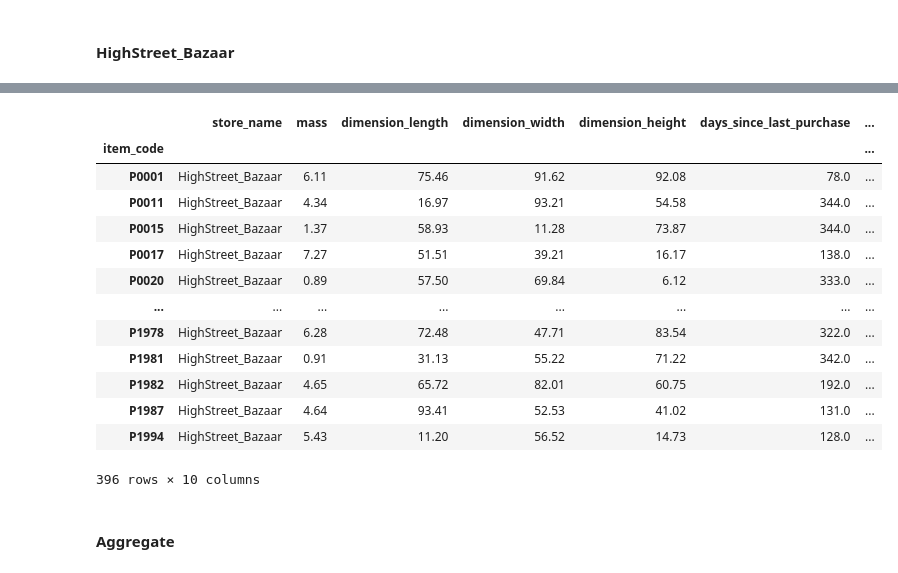
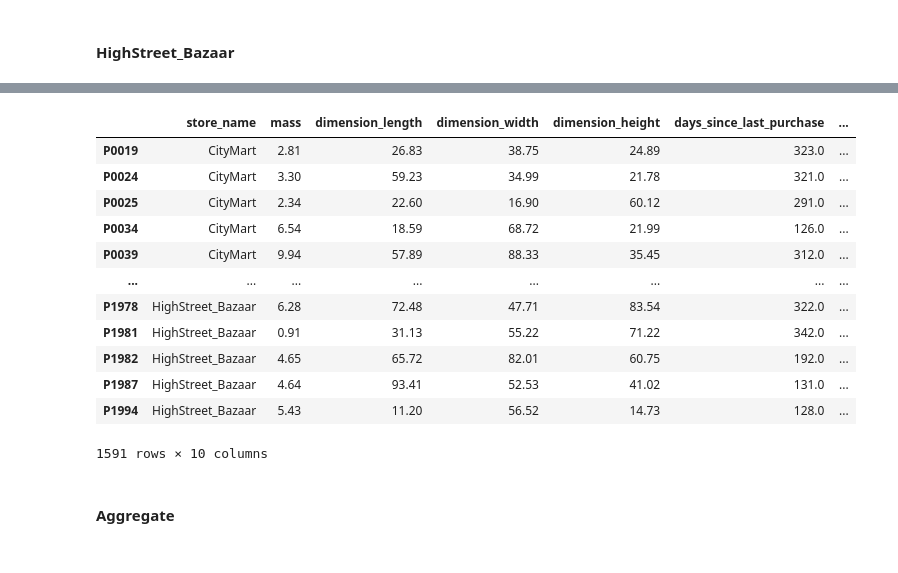
Before and after one commit to racousin/data_science_practice_2025, a Jupyter notebook: delvTom/module4/exercise1.ipynb, the cells around one changed output, grey strips where cells are left out. Saved outputs shown, nothing was run; the diff lists cells and outputs as text; code cells hidden in the pictures.

```diff
--- a/delvTom/module4/exercise1.ipynb
+++ b/delvTom/module4/exercise1.ipynb
@@ -129,25 +125,22 @@ df_SuperSaver_Outlet
 # %%
-# read 'HighStreet_Bazaar_data.json'
+data = pd.concat([df_CityMart, df_Greenfield_Grocers, df_SuperSaver_Outlet, df_HighStreet_Bazaar], axis=0)
 
-df_HighStreet_Bazaar = pd.read_json("data_train/HighStreet_Bazaar_data.json", orient='records')
-df_HighStreet_Bazaar.set_index('item_code', inplace=True)
-df_HighStreet_Bazaar['last_modified'] = pd.to_datetime(df_HighStreet_Bazaar['last_modified'], unit='ms')
-df_HighStreet_Bazaar
+
+data
 # %% [output]
 |  | store_name | mass | dimension_length | dimension_width | dimension_height | days_since_last_purchase | ... |
-| item_code |  |  |  |  |  |  | ... |
-| P0001 | HighStreet_Bazaar | 6.11 | 75.46 | 91.62 | 92.08 | 78.0 | ... |
-| P0011 | HighStreet_Bazaar | 4.34 | 16.97 | 93.21 | 54.58 | 344.0 | ... |
-| P0015 | HighStreet_Bazaar | 1.37 | 58.93 | 11.28 | 73.87 | 344.0 | ... |
-| P0017 | HighStreet_Bazaar | 7.27 | 51.51 | 39.21 | 16.17 | 138.0 | ... |
-| P0020 | HighStreet_Bazaar | 0.89 | 57.50 | 69.84 | 6.12 | 333.0 | ... |
+| P0019 | CityMart | 2.81 | 26.83 | 38.75 | 24.89 | 323.0 | ... |
+| P0024 | CityMart | 3.30 | 59.23 | 34.99 | 21.78 | 321.0 | ... |
+| P0025 | CityMart | 2.34 | 22.60 | 16.90 | 60.12 | 291.0 | ... |
+| P0034 | CityMart | 6.54 | 18.59 | 68.72 | 21.99 | 126.0 | ... |
+| P0039 | CityMart | 9.94 | 57.89 | 88.33 | 35.45 | 312.0 | ... |
 | ... | ... | ... | ... | ... | ... | ... | ... |
 | P1978 | HighStreet_Bazaar | 6.28 | 72.48 | 47.71 | 83.54 | 322.0 | ... |
 | P1981 | HighStreet_Bazaar | 0.91 | 31.13 | 55.22 | 71.22 | 342.0 | ... |
 | P1982 | HighStreet_Bazaar | 4.65 | 65.72 | 82.01 | 60.75 | 192.0 | ... |
 | P1987 | HighStreet_Bazaar | 4.64 | 93.41 | 52.53 | 41.02 | 131.0 | ... |
 | P1994 | HighStreet_Bazaar | 5.43 | 11.20 | 56.52 | 14.73 | 128.0 | ... |
-396 rows × 10 columns
+1591 rows × 10 columns
 # %% [markdown]
 #### Aggregate
 # %% [markdown]
```
Also changed, not shown: parts of 27 cells of this notebook, 1 other file.
